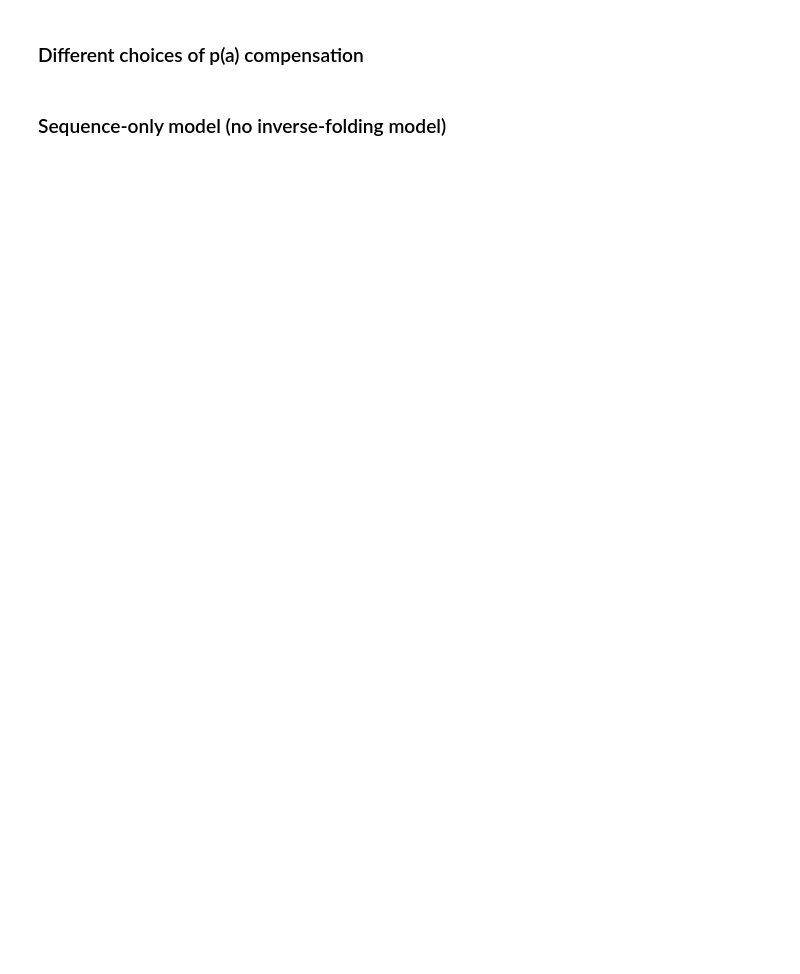
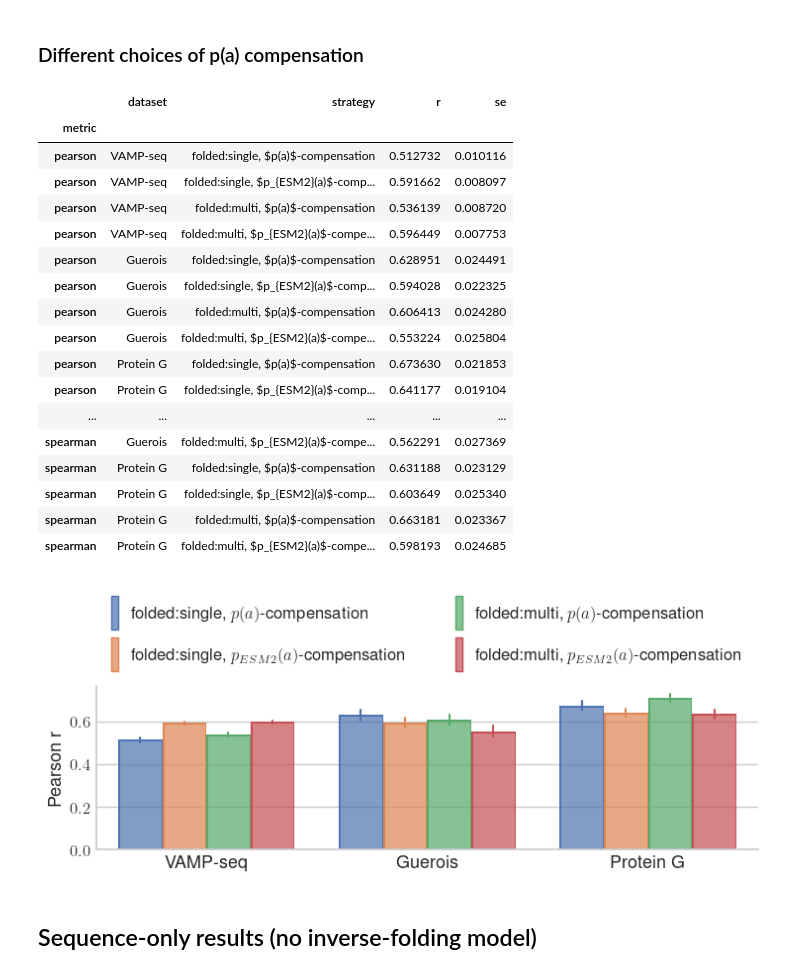
Before and after one commit to MachineLearningLifeScience/inverse_folding_free_energies, a Jupyter notebook: figures.ipynb, the cells around one changed output. Cells and saved outputs as stored; diff of their text form; code cells hidden in the pictures; blank space fills up the shorter version.

```diff
--- a/figures.ipynb
+++ b/figures.ipynb
@@ -555,13 +552,13 @@ ValueError: No objects to concatenate
 ### Calculate ddg strategies
 # %%
 import scipy
+import numpy as np
 
 # Different DDG strategies
 
 ddgs = df_single['ddg'].to_frame('ddg')
 
 # Simple likelihood ratio
-# ddgs['ll_ratio'] = -(df_single['logp_mt'] - df_single['logp_wt'])
 ddgs['folded:single'] = -(df_single['logp_mt'] - df_single['logp_wt'])
 
 # Compensation with p(a)
@@ -578,9 +575,9 @@ ddgs['folded:multi'] = ((-(df_multi['logp_mt'] - df_multi['logp_wt']))
 ddgs['folded:multi, p(a)-compensation'] = ddgs['folded:multi'] - ddgs['p(a)-compensation']
 
 # Simple likelihood ratio, unfolded (using inverse-folding on fragment of native)
-ddgs['unfolded:single'] = -(df_unfolded_single['logp_mt'] - df_unfolded_single['logp_wt'])
-ddgs['folded:single | unfolded:single'] = ddgs['folded:single'] - ddgs['unfolded:single']
-ddgs['folded:multi | unfolded:single'] = ddgs['folded:multi'] - ddgs['unfolded:single']
+ddgs['unfolded:invfold'] = -(df_unfolded_single['logp_mt'] - df_unfolded_single['logp_wt'])
+ddgs['folded:single | unfolded:invfold'] = ddgs['folded:single'] - ddgs['unfolded:invfold']
+ddgs['folded:multi | unfolded:invfold'] = ddgs['folded:multi'] - ddgs['unfolded:invfold']
 
 # Sampling from the unfolded state (MCMC)
 ddgs['unfolded:multi'] = (-(df_unfolded['logp_mt'] - df_unfolded['logp_wt'])
@@ -597,9 +594,20 @@ ddgs['folded:multi | unfolded:IDP'] = ddgs['folded:multi'] - (logp_a_wt_idp - lo
 
 
 # Compensation with "better" p(a) - ESM2
-ddgs['p_ESM(a)'] = -(df_seq_only['logp_mt'] - df_seq_only['logp_wt'])
+ddgs['p_ESM2(a)'] = -(df_seq_only['logp_mt'] - df_seq_only['logp_wt'])
 ddgs['folded:single, p_ESM2(a)-compensation'] = ddgs['folded:single'] - (-ddgs['p_ESM2(a)'])
 ddgs['folded:multi, p_ESM2(a)-compensation'] = ddgs['folded:multi'] - (-ddgs['p_ESM2(a)'])
+
+# Pure sequence models
+ddgs['folded:p(a)'] = -ddgs['p(a)-compensation']
+ddgs['folded:p(a) | unfolded:multi'] = ddgs['folded:p(a)'] - ddgs['unfolded:multi']
+ddgs['folded:p(a) | unfolded:invfold'] = ddgs['folded:p(a)'] - ddgs['unfolded:invfold']
+ddgs['folded:p(a) | unfolded:IDP'] = ddgs['folded:p(a)'] - (logp_a_wt_idp - logp_a_mt_idp)
+
+ddgs['folded:p_ESM2(a)'] = ddgs['p_ESM2(a)'] # Register under folded: label for consistency
+ddgs['folded:p_ESM2(a) | unfolded:multi'] = ddgs['p_ESM2(a)'] - ddgs['unfolded:multi']
+ddgs['folded:p_ESM2(a) | unfolded:invfold'] = ddgs['p_ESM2(a)'] - ddgs['unfolded:invfold']
+ddgs['folded:p_ESM2(a) | unfolded:IDP'] = ddgs['p_ESM2(a)'] - (logp_a_wt_idp - logp_a_mt_idp)
 # %% [markdown]
 ### Calculate correlations
 # %%
@@ -649,11 +664,12 @@ name_mapping = {'dataset': {'protein_g': "Protein G",
                         'folded:multi, p(a)-compensation':      r"$-\ln \left \langle \frac{p_\theta(\bf{a}' | \bf{x}_{\bf{a}})}{p_\theta(\bf{a}\phantom{'} | \bf{x}_{\bf{a}})} \right \rangle_{F} \hspace*{-0.5em} - \ln \frac{p_\theta(\bf{a}\phantom{'})}{p_\theta(\bf{a}')}$\\ \small{\textit{folded:multi (MD), $p_\theta(\bf{a})$ correction}}",
                         'folded:single | unfolded:multi':      r"$-\ln \frac{p_\theta(\bf{a}' | \bf{x}_{\bf{a}})}{p_\theta(\bf{a}\phantom{'} | \bf{x}_{\bf{a}})}  \vphantom{\bigg \rangle_{F}} - \ln \left \langle \frac{p_\theta(\bf{a}\phantom{'} | \bf{x}_{\bf{a}})}{p_\theta(\bf{a}' | \bf{x}_{\bf{a}})} \right \rangle_{U}$\\[0.15em] \small{\textit{folded:single $|$ unfolded multi (MC)}}",
                         'folded:multi | unfolded:multi':      r"$-\ln \left \langle \frac{p_\theta(\bf{a}' | \bf{x}_{\bf{a}})}{p_\theta(\bf{a}\phantom{'} | \bf{x}_{\bf{a}})} \right \rangle_{F} \hspace*{-0.5em} - \ln \left \langle \frac{p_\theta(\bf{a}\phantom{'} | \bf{x}_{\bf{a}})}{p_\theta(\bf{a}' | \bf{x}_{\bf{a}})} \right \rangle_{U}$\\[0.1em] \small{\textit{folded:multi (MD) $|$ unfolded:multi (MC)}}",
-                        'folded:single | unfolded:single':      r"$-\ln \frac{p_\theta(\bf{a}' | \bf{x}_{\bf{a}})}{p_\theta(\bf{a}\phantom{'} | \bf{x}_{\bf{a}})}  \vphantom{\bigg \rangle_{F}} - \ln \frac{p_\theta(\bf{a}_i | \bf{x}_{\bf{a}_{i-1:i+1}})}{p_\theta(\bf{a}'_i | \bf{x}_{\bf{a}_{i-1:i+1}})} \vphantom{\bigg \rangle_{U}}$\\[0.125em] \small{\textit{folded:single $|$ unfolded:single (inv-fold single-aa)}}",
-                        'folded:multi | unfolded:single':      r"$-\ln \left \langle \frac{p_\theta(\bf{a}' | \bf{x}_{\bf{a}})}{p_\theta(\bf{a}\phantom{'} | \bf{x}_{\bf{a}})} \right \rangle_{F} - \ln \frac{p_\theta(\bf{a}_i | \bf{x}_{\bf{a}_{i-1:i+1}})}{p_\theta(\bf{a}'_i | \bf{x}_{\bf{a}_{i-1:i+1}})} \vphantom{\bigg \rangle_{U}}$\\[0.125em] \small{\textit{folded multi (MD) $|$ unfolded:single (inv-fold single-aa)}}",
+                        'folded:single | unfolded:invfold':      r"$-\ln \frac{p_\theta(\bf{a}' | \bf{x}_{\bf{a}})}{p_\theta(\bf{a}\phantom{'} | \bf{x}_{\bf{a}})}  \vphantom{\bigg \rangle_{F}} - \ln \frac{p_\theta(\bf{a}_i | \bf{x}_{\bf{a}_{i-1:i+1}})}{p_\theta(\bf{a}'_i | \bf{x}_{\bf{a}_{i-1:i+1}})} \vphantom{\bigg \rangle_{U}}$\\[0.125em] \small{\textit{folded:single $|$ unfolded:single (inv-fold single-aa)}}",
+                        'folded:multi | unfolded:invfold':      r"$-\ln \left \langle \frac{p_\theta(\bf{a}' | \bf{x}_{\bf{a}})}{p_\theta(\bf{a}\phantom{'} | \bf{x}_{\bf{a}})} \right \rangle_{F} - \ln \frac{p_\theta(\bf{a}_i | \bf{x}_{\bf{a}_{i-1:i+1}})}{p_\theta(\bf{a}'_i | \bf{x}_{\bf{a}_{i-1:i+1}})} \vphantom{\bigg \rangle_{U}}$\\[0.125em] \small{\textit{folded multi (MD) $|$ unfolded:single (inv-fold single-aa)}}",
                         'folded:single | unfolded:IDP':      r"$-\ln \frac{p_\theta(\bf{a}' | \bf{x}_{\bf{a}})}{p_\theta(\bf{a}\phantom{'} | \bf{x}_{\bf{a}})}  \vphantom{ \bigg \rangle_{F}} - \ln \frac{p_\theta(\bf{a}\phantom{'} | U_\text{IDP})}{p_\theta(\bf{a}' | U_\text{IDP})} $\\[0.2em] \small{\textit{folded:single $|$ unfolded:IDP}}",
                         'folded:multi | unfolded:IDP':      r"$-\ln \left \langle \frac{p_\theta(\bf{a}' | \bf{x}_{\bf{a}})}{p_\theta(\bf{a}\phantom{'} | \bf{x}_{\bf{a}})} \right \rangle_{F} \hspace*{-0.5em} - \ln \frac{p_\theta(\bf{a}\phantom{'} | U_\text{IDP})}{p_\theta(\bf{a}' | U_\text{IDP})}$\\[0.1em] \small{\textit{folded:multi (MD) $|$ unfolded:IDP}}",
                         }
 }
+correlation_df_relabeled_names = correlation_df.replace(to_replace={'dataset': name_mapping['dataset']})
 correlation_df_relabeled = correlation_df.replace(to_replace=name_mapping)
 # %% [markdown]
@@ -741,8 +776,31 @@ NameError: name 'plot_figure1' is not defined
 # %%
 # 2x2 bars for each of the 3 cases. Show as a mini version of Fig 1
 correlation_df_mini = calculate_correlations(ddgs,
-                                         ['folded:single', 'folded:multi'],
-                                         ['p(a)-compensation', 'p_ESM2(a)-compensation'])
-plot_figure1(correlation_df_mini, which_coefficients=['pearson'], simple_legend=True)
+                                             ['folded:single, p(a)-compensation', 'folded:single, p_ESM2(a)-compensation',
+                                              'folded:multi, p(a)-compensation',  'folded:multi, p_ESM2(a)-compensation'])
+correlation_df_mini = correlation_df_mini.replace(to_replace={r"p\(a\)":r"$p(a)$", r"p_ESM2\(a\)":r"$p_{ESM2}(a)$"}, regex=True)
+correlation_df_mini = correlation_df_mini.replace(to_replace={'dataset': name_mapping['dataset']})
+plot_figure1(correlation_df_mini, which_coefficients=['pearson'], simple_legend=True, output_filename_prefix="p_a_compensation", top_margin=0.65, figure_height=3)
+correlation_df_mini
+# %% [output]
+|  | dataset | strategy | r | se |
+| metric |  |  |  |  |
+| pearson | VAMP-seq | folded:single, $p(a)$-compensation | 0.512732 | 0.010116 |
+| pearson | VAMP-seq | folded:single, $p_{ESM2}(a)$-comp... | 0.591662 | 0.008097 |
+| pearson | VAMP-seq | folded:multi, $p(a)$-compensation | 0.536139 | 0.008720 |
+| pearson | VAMP-seq | folded:multi, $p_{ESM2}(a)$-compe... | 0.596449 | 0.007753 |
+| pearson | Guerois | folded:single, $p(a)$-compensation | 0.628951 | 0.024491 |
+| pearson | Guerois | folded:single, $p_{ESM2}(a)$-comp... | 0.594028 | 0.022325 |
+| pearson | Guerois | folded:multi, $p(a)$-compensation | 0.606413 | 0.024280 |
+| pearson | Guerois | folded:multi, $p_{ESM2}(a)$-compe... | 0.553224 | 0.025804 |
+| pearson | Protein G | folded:single, $p(a)$-compensation | 0.673630 | 0.021853 |
+| pearson | Protein G | folded:single, $p_{ESM2}(a)$-comp... | 0.641177 | 0.019104 |
+| ... | ... | ... | ... | ... |
+| spearman | Guerois | folded:multi, $p_{ESM2}(a)$-compe... | 0.562291 | 0.027369 |
+| spearman | Protein G | folded:single, $p(a)$-compensation | 0.631188 | 0.023129 |
+| spearman | Protein G | folded:single, $p_{ESM2}(a)$-comp... | 0.603649 | 0.025340 |
+| spearman | Protein G | folded:multi, $p(a)$-compensation | 0.663181 | 0.023367 |
+| spearman | Protein G | folded:multi, $p_{ESM2}(a)$-compe... | 0.598193 | 0.024685 |
+[figure, added]
 # %% [markdown]
-### Sequence-only model (no inverse-folding model)
+## Sequence-only results (no inverse-folding model)
```
Also changed, not shown: parts of 28 cells of this notebook, 2 other files.
